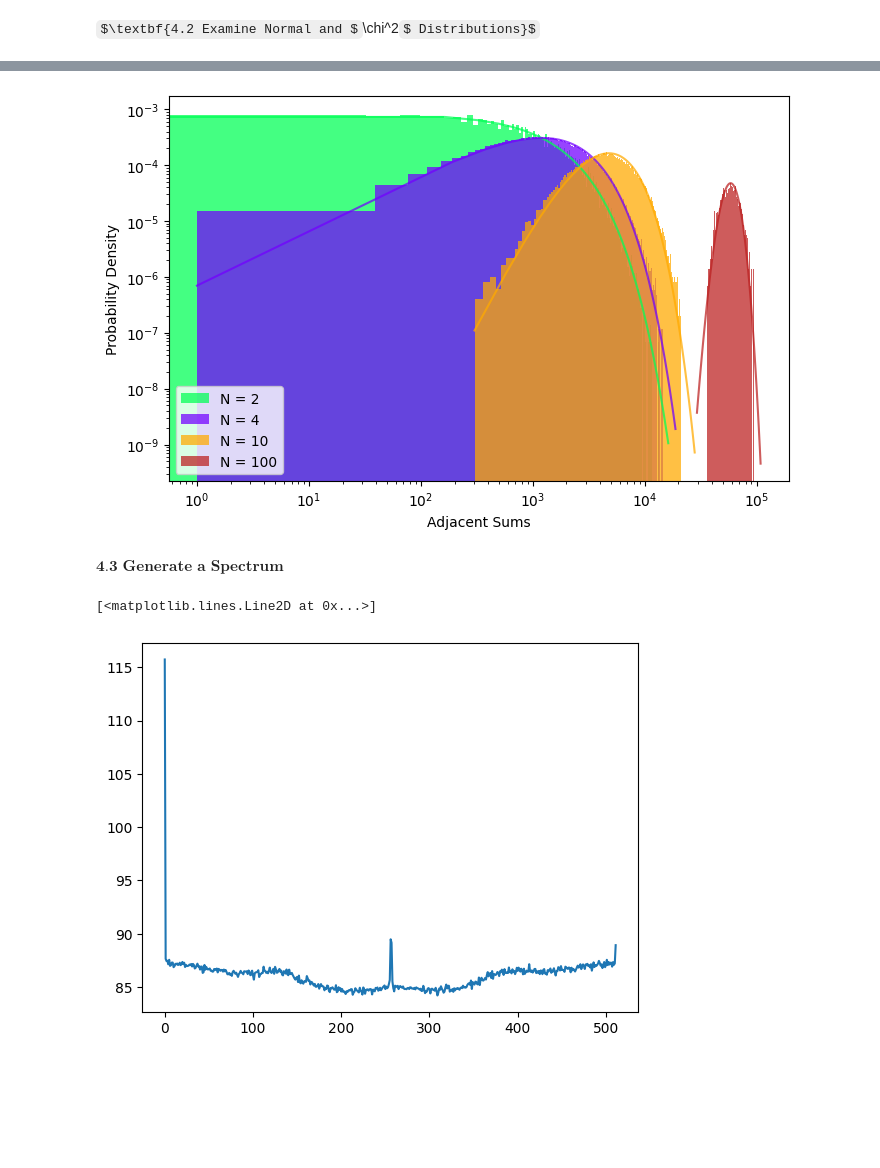
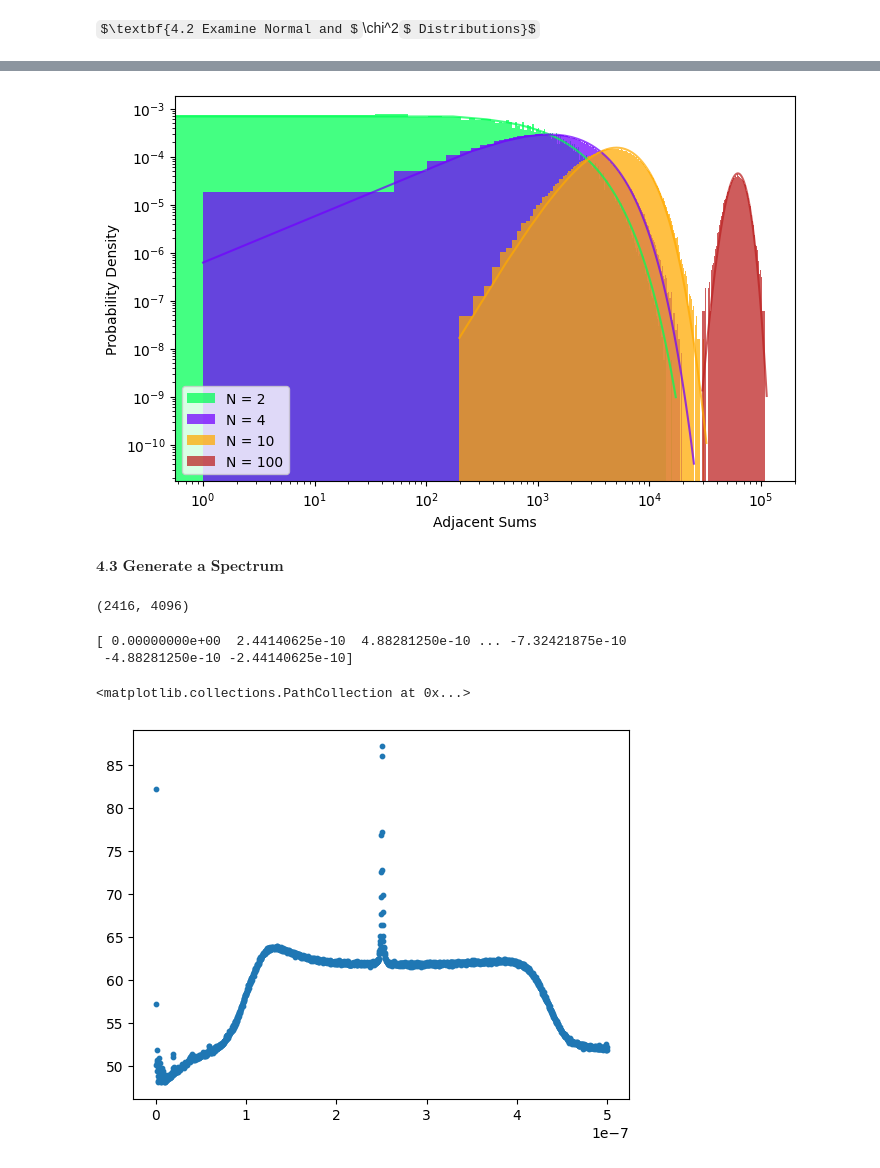
Before and after one commit to noflux01/AST326-Lab-Report-3, a Jupyter notebook: Herman's Code.ipynb, the cells around one changed output, grey strips where cells are left out. Drawn from its saved outputs; the diff is of its cells as text; code cells hidden in the pictures; some formulas as TeX source; blank space fills up the shorter version.

Commit message:
spectrum generated

```diff
--- a/Herman's Code.ipynb
+++ b/Herman's Code.ipynb
@@ -8,5 +9,11 @@ $\textbf{4.1 Record and Inspect data}$
 # %%
-data = np.fromfile('air_spy_data/my_data_nov_13_1000000_none_2.dat', dtype='int16') - 2 ** 11
+folder_path = r"C:\Users\zhouh\OneDrive\Documents\UofT\UofT Third Year\AST326-Lab-Report-3\Hot_Water"
+good_files = []
+for entry_name in os.listdir(folder_path):
+    full_path = os.path.join(folder_path, entry_name)
+    good_files.append(full_path)
+
+data = np.fromfile('Hot_Water/nov_20_10M_83.3_4.dat', dtype='int16') - 2 ** 11
 
 mean = np.mean(data)
 median = np.median(data)
@@ -41,5 +45,5 @@ Text(0.5, 1.0, 'Power Distribution [log scale]')
 # %%
-x = np.linspace(0, np.max(power), 500)
+x = np.linspace(0, np.max(power), 1000)
 scale = np.mean(power)
 plt.plot(x, chi2.pdf(x, df =1, scale = scale), 'r', label='$chi^2$ PDF')
 plt.hist(power, bins=500, density=True)
@@ -50,7 +54,7 @@ plt.xscale('log')
 # %%
 def sum_adjacent(power, N):
     """Return array of sums of N adjacent samples."""
-    P_trim = power[:(len(power)//N)*N]   # make length divisible by N
+    P_trim = power[:(len(power)//N)*N]
     return P_trim.reshape(-1, N).sum(axis=1)
 
 
@@ -73,24 +77,35 @@ for c,i in enumerate(N):
 
     plt.legend(loc='lower left')
 # %% [output]
-[figure, old version]
+[figure, new version]
 # %%
 # Temperature estimates as a timestream
 # %% [markdown]
 $\textbf{4.3 Generate a Spectrum}$
 # %%
-n = 1024
-trim_power = power[:(len(power)//n)*n]
+n = 1024*4
+sample_rate = 1*10**9
+shifted_power = np.fft.fftshift(sec_data)
+trim_power = shifted_power[:(len(shifted_power)//n)*n]
 reshaped_data = trim_power.reshape(-1,n)
+# fourier transform
 
-# fourier transform
 fourier_trans = np.fft.fft(reshaped_data)
-
+print(fourier_trans.shape)
 fourier_trans = fourier_trans[:,:n//2]
 
 power_spectra = np.abs(fourier_trans)**2
 
 spectrum_dB = 10*np.log10(power_spectra)
+# %% [output]
+(2416, 4096)
+# %%
+sample_rate = 1*10**6
+frequencies = np.fft.fftfreq(n, sample_rate)
+print(frequencies)
+# %% [output]
+[ 0.00000000e+00  2.44140625e-10  4.88281250e-10 ... -7.32421875e-10
+ -4.88281250e-10 -2.44140625e-10]
 # %%
 avg_spectrum = []
 for i in range(len(spectrum_dB[0])):
@@ -99,7 +114,7 @@ for i in range(len(spectrum_dB[0])):
         index_spectrum.append(spectrum_dB[j][i])
     avg_spectrum.append(np.mean(index_spectrum))
 # %%
-plt.plot(avg_spectrum)
+plt.scatter(frequencies[:2048], avg_spectrum, s=10)
 # %% [output]
-[<matplotlib.lines.Line2D at 0x...>]
+<matplotlib.collections.PathCollection at 0x...>
-[figure, old version]
+[figure, new version]
```
Also changed, not shown: parts of 8 cells of this notebook.
